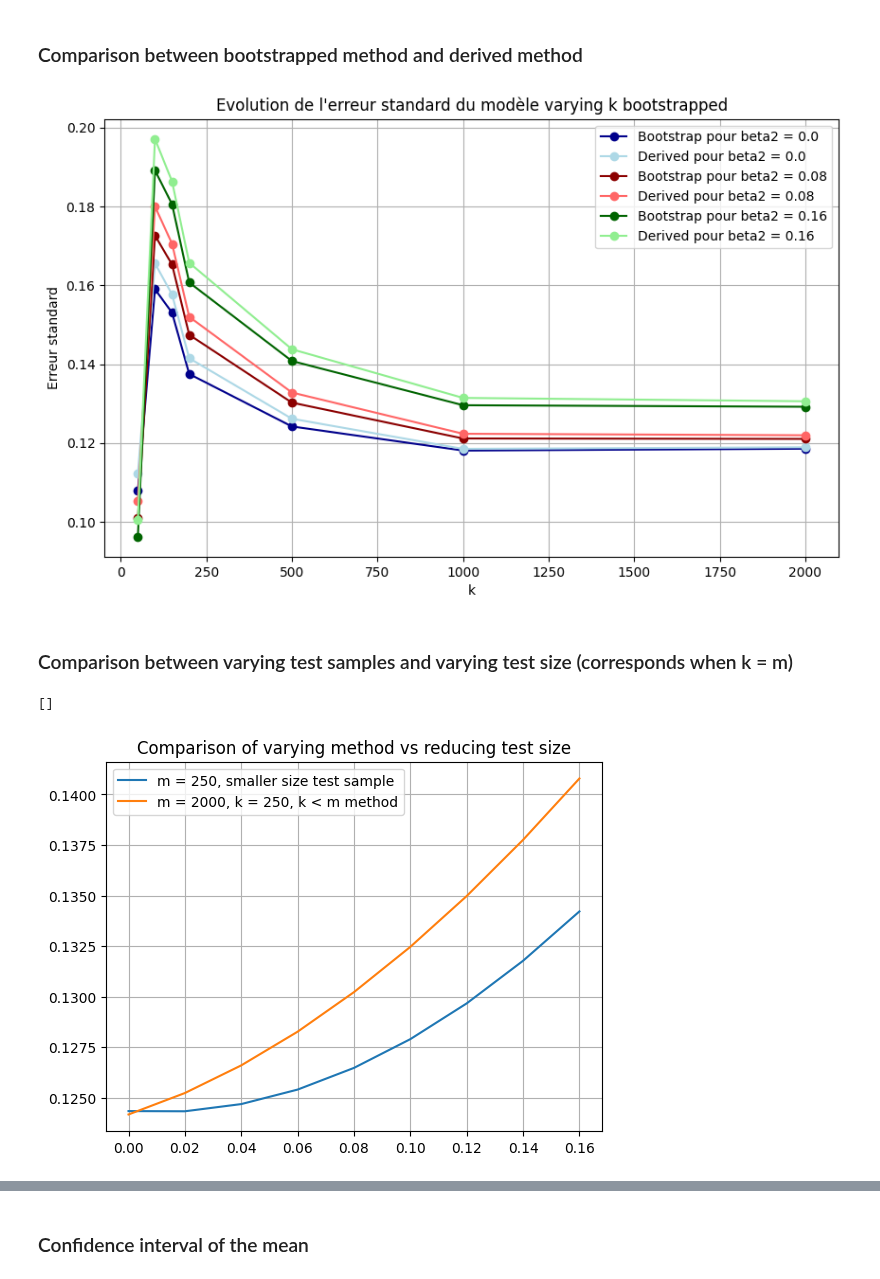
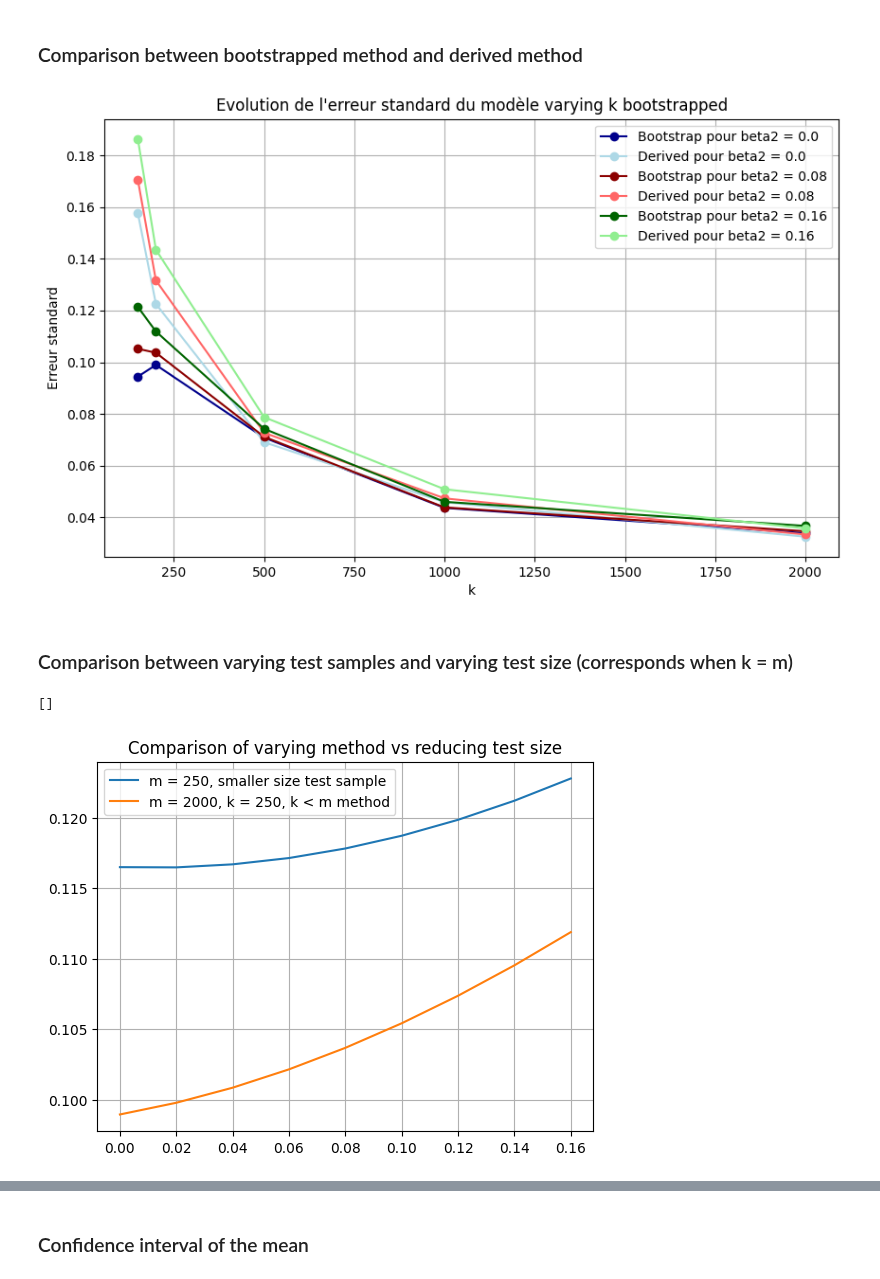
Before and after one commit to AntoineGilsonGH/The-Design-and-Analysis-of-Benchmark-Experiments, a Jupyter notebook: I0_Simplification.ipynb, the cells around one changed output, grey strips where cells are left out. Cells and saved outputs as stored; diff of their text form; code cells hidden in the pictures.

```diff
--- a/I0_Simplification.ipynb
+++ b/I0_Simplification.ipynb
@@ -822,7 +765,7 @@ plt.show()
 # %%
 def standard_error_varying_test_derived():
 
-    liste_subsets = [50,100,150,200,500,1000,2000]
+    liste_subsets = [150,200,500,1000,2000]
 
     n = 150
     m = 2000
@@ -862,8 +805,8 @@ def standard_error_varying_test_derived():
           y_pred_b = model_b.predict(x_test_quad)
           pb = (y_test - y_pred_b)**2
 
-          se_a = np.std(pa, ddof=1)/(n**0.5)
-          se_b = np.std(pb, ddof = 1)/(n**0.5)
+          se_a = np.std(pa, ddof=1)/(k**0.5)
+          se_b = np.std(pb, ddof = 1)/(k**0.5)
 
           liste_A.append(se_a)
           liste_B.append(se_b)
@@ -996,7 +939,7 @@ def standard_error_varying_bootstrapped_test():
 
    B = 250
 
-   K = [50,100,150,200,500,1000,2000]
+   K = [150,200,500,1000,2000]
 
    se_bootstrap_A = []
    se_bootstrap_B = []
@@ -1041,8 +984,8 @@ def standard_error_varying_bootstrapped_test():
                y_pred_b = model_b.predict(x_test_quad)
                pb = (y_test - y_pred_b)**2
 
-               sea = np.std(pa, ddof=1) / (n**0.5)
-               seb = np.std(pb, ddof = 1) / (n**0.5)
+               sea = np.std(pa, ddof=1) / (k**0.5)
+               seb = np.std(pb, ddof = 1) / (k**0.5)
 
                liste_boot_A.append(sea)
                liste_boot_B.append(seb)
@@ -1088,40 +1005,40 @@ plt.show()
 # %% [markdown]
 ### Comparison between bootstrapped method and derived method
 # %%
-df1 = df_se_varying_bootstrap_A_train.loc[beta2_1]
-df2 = df_se_varying_bootstrap_A_train.loc[beta2_2]
-df3 = df_se_varying_bootstrap_A_train.loc[beta2_3]
+df1 = df_se_varying_bootstrap_A_test.loc[beta2_1]
+df2 = df_se_varying_bootstrap_A_test.loc[beta2_2]
+df3 = df_se_varying_bootstrap_A_test.loc[beta2_3]
 df4 = df_se_varying_k_A.loc[beta2_1]
 df5 = df_se_varying_k_A.loc[beta2_2]
 df6 = df_se_varying_k_A.loc[beta2_3]
 
 
 plt.figure(figsize=(10, 6))
 plt.plot(df1.index, df1.values, marker='o', label = "Bootstrap pour beta2 = "  f'{beta2_1}', color = "darkblue")
 plt.plot(df1.index, df4.values, marker='o', label = "Derived pour beta2 = "  f'{beta2_1}', color = "lightblue")
 plt.plot(df2.index, df2.values, marker='o', label = "Bootstrap pour beta2 = " f'{beta2_2}', color = "darkred")
 plt.plot(df2.index, df5.values, marker='o', label = "Derived pour beta2 = " f'{beta2_2}', color = "#FF6666")
 plt.plot(df3.index, df3.values, marker='o', label = "Bootstrap pour beta2 = " f'{beta2_3}', color = "darkgreen")
 plt.plot(df3.index, df6.values, marker='o', label = "Derived pour beta2 = " f'{beta2_3}', color = "lightgreen")
 plt.title('Evolution de l\'erreur standard du modèle varying k bootstrapped')
 plt.xlabel('k')
 plt.ylabel('Erreur standard')
 plt.legend()
 plt.grid(True)
 plt.show()
 # %% [output]
-[figure, old version]
+[figure, new version]
 # %% [markdown]
 ### Comparison between varying test samples and varying test size (corresponds when k = m)
 # %%
 plt.figure()
 plt.title("Comparison of varying method vs reducing test size")
-plt.plot(beta2_values, df_se_bootstrap_A_train[500], label = "m = 250, smaller size test sample")
-plt.plot(beta2_values, df_se_varying_bootstrap_A_train[500], label = "m = 2000, k = 250, k < m method")
+plt.plot(beta2_values, df_se_bootstrap_A_test[200], label = "m = 250, smaller size test sample")
+plt.plot(beta2_values, df_se_varying_bootstrap_A_test[200], label = "m = 2000, k = 250, k < m method")
 plt.plot()
 plt.grid()
 plt.legend()
 plt.plot()
 # %% [output]
 []
-[figure, old version]
+[figure, new version]
```
Also changed, not shown: parts of 31 cells of this notebook.
